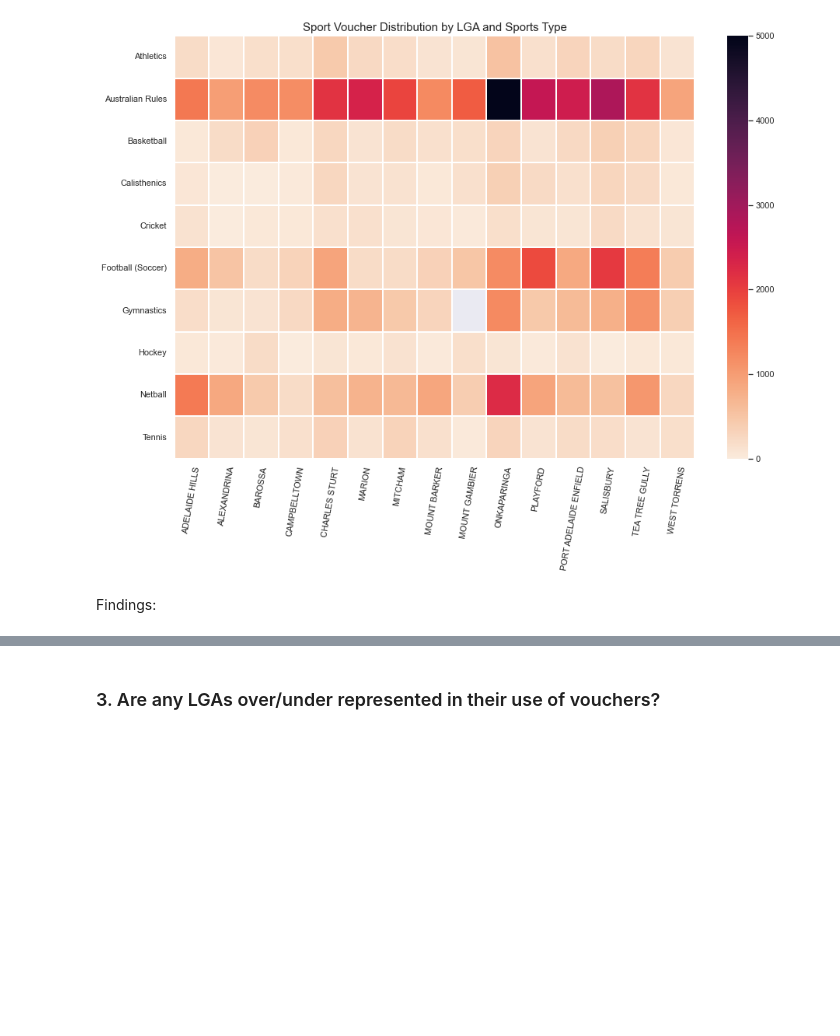
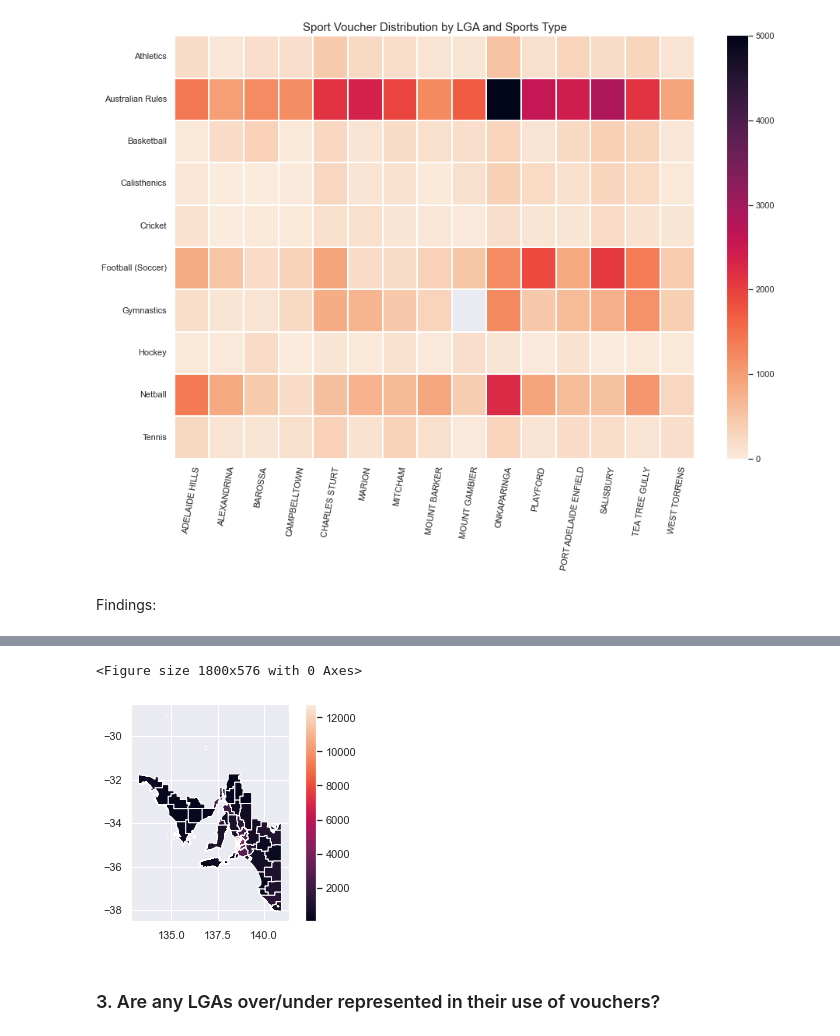
Before and after one commit to felix-rosenberger/Data-Science-Portfolio, a Jupyter notebook: Portfolio 2.ipynb, the cells around one changed output, grey strips where cells are left out. Saved outputs shown, nothing was run; the diff lists cells and outputs as text; code cells hidden in the pictures; blank space fills up the shorter version.

```diff
--- a/Portfolio 2.ipynb
+++ b/Portfolio 2.ipynb
@@ -209,0 +227,4 @@ map_df[map_df['geometry'] == None]
+# %%
+# merge geodata again with sa_voucher data
+map_df = pd.merge(sa_lga_gdf, sa_vouchers_scores, how='outer', left_on = 'abbname', right_on = 'Participant_LGA')
+map_df
@@ -209,0 +262,4 @@ map_df[map_df['geometry'] == None]
+# %%
+# drop records with NO LGA
+map_df = map_df.drop(index = map_df.index[map_df['Participant_LGA']=='NO LGA'])
+map_df
@@ -542,0 +598,8 @@ SyntaxError: invalid syntax (303048363.py, line 5)
+# %%
+# join relevant columns with count aggregate
+voucher_count = sa_vouchers_scores.groupby(
+    "Participant_LGA")["Participant_LGA"].count().to_frame(name = 'Voucher_Count').reset_index()
+plot_count = map_df[['abbname', 'geometry']]
+plot = pd.merge(plot_count, voucher_count, how='left', left_on = 'abbname', right_on = 'Participant_LGA')
+plot = plot.drop("Participant_LGA", axis=1)
+plot
@@ -542,0 +620,4 @@ SyntaxError: invalid syntax (303048363.py, line 5)
+# %%
+# keep distinct records
+plot_distinct = plot.drop_duplicates()
+plot_distinct
@@ -543,3 +638,10 @@ SyntaxError: invalid syntax (303048363.py, line 5)
+# %%
+# plot a map
+plt.figure(figsize=(25,8))
+plot_distinct.plot(column='Voucher_Count', legend=True);
+# %% [output]
+<Figure size 1800x576 with 0 Axes>
+[figure, added]
 # %% [markdown]
 ### 3. Are any LGAs over/under represented in their use of vouchers?
 # %% [markdown]
```
Also changed, not shown: parts of 16 cells of this notebook.
